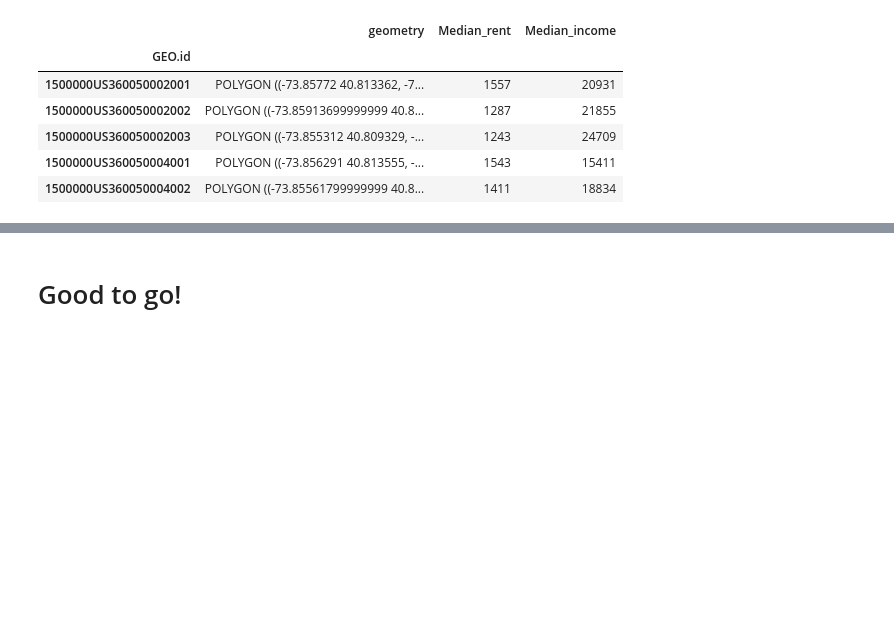
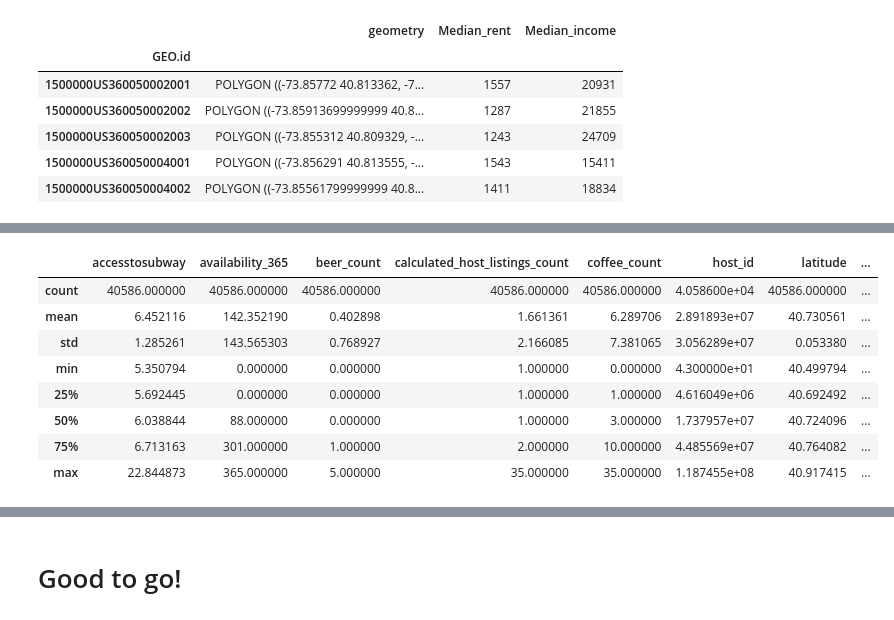
Before and after one commit to fernandomelchor/Airbnb_Project, a Jupyter notebook: data_wrangling_Rent-Income.ipynb, the cells around one changed output, grey strips where cells are left out. Cells and saved outputs as stored; diff of their text form; code cells hidden in the pictures; blank space fills up the shorter version.

```diff
--- a/data_wrangling_Rent-Income.ipynb
+++ b/data_wrangling_Rent-Income.ipynb
@@ -235,5 +231,17 @@ gdf.head()
 # %%
 gdf['location'] = gdf.geometry
+# %%
+gdf.describe()
+# %% [output]
+|  | accesstosubway | availability_365 | beer_count | calculated_host_listings_count | coffee_count | host_id | latitude | ... |
+| count | 40586.000000 | 40586.000000 | 40586.000000 | 40586.000000 | 40586.000000 | 4.058600e+04 | 40586.000000 | ... |
+| mean | 6.452116 | 142.352190 | 0.402898 | 1.661361 | 6.289706 | 2.891893e+07 | 40.730561 | ... |
+| std | 1.285261 | 143.565303 | 0.768927 | 2.166085 | 7.381065 | 3.056289e+07 | 0.053380 | ... |
+| min | 5.350794 | 0.000000 | 0.000000 | 1.000000 | 0.000000 | 4.300000e+01 | 40.499794 | ... |
+| 25% | 5.692445 | 0.000000 | 0.000000 | 1.000000 | 1.000000 | 4.616049e+06 | 40.692492 | ... |
+| 50% | 6.038844 | 88.000000 | 0.000000 | 1.000000 | 3.000000 | 1.737957e+07 | 40.724096 | ... |
+| 75% | 6.713163 | 301.000000 | 1.000000 | 2.000000 | 10.000000 | 4.485569e+07 | 40.764082 | ... |
+| max | 22.844873 | 365.000000 | 5.000000 | 35.000000 | 35.000000 | 1.187455e+08 | 40.917415 | ... |
 # %%
 df_rein.reset_index(inplace=True)
 # %%
```
Also changed, not shown: parts of 10 cells of this notebook, 1 other file.
